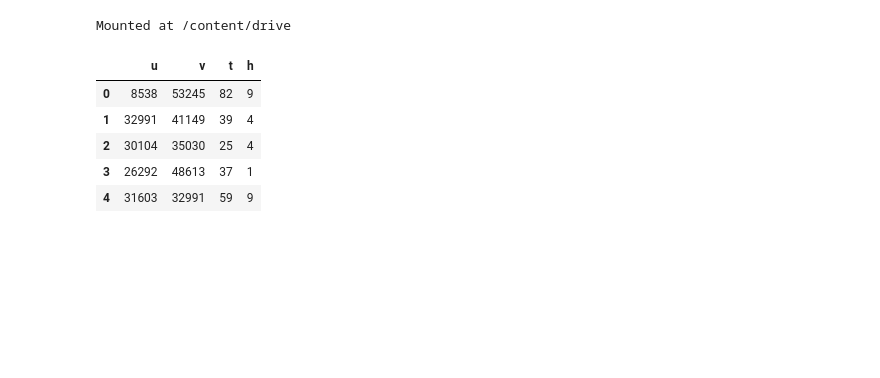
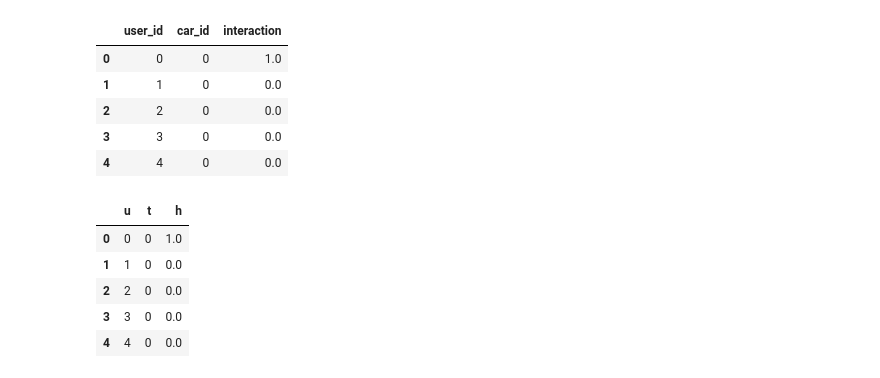
Before and after one commit to ML-Response-Unit/recsys_pipes, a Jupyter notebook: research/ease.ipynb, the cells around one changed output. Cells and saved outputs as stored; diff of their text form; code cells hidden in the pictures; blank space fills up the shorter version.

```diff
--- a/research/ease.ipynb
+++ b/research/ease.ipynb
@@ -2,20 +2,15 @@
 import pandas as pd
 import numpy as np
 import seaborn as sns
-# %%
-from google.colab import drive
-drive.mount('/content/drive')
-# %% [output]
-Mounted at /content/drive
 # %%
-root = '/content/drive/MyDrive/small_ml/'
+root = '../data/'
 
-friends = pd.read_csv(root + 'data_tr.csv')
+friends = pd.read_csv(root + 'dataset.csv')
 friends.head()
 # %% [output]
-|  | u | v | t | h |
-| 0 | 8538 | 53245 | 82 | 9 |
-| 1 | 32991 | 41149 | 39 | 4 |
-| 2 | 30104 | 35030 | 25 | 4 |
-| 3 | 26292 | 48613 | 37 | 1 |
-| 4 | 31603 | 32991 | 59 | 9 |
+|  | user_id | car_id | interaction |
+| 0 | 0 | 0 | 1.0 |
+| 1 | 1 | 0 | 0.0 |
+| 2 | 2 | 0 | 0.0 |
+| 3 | 3 | 0 | 0.0 |
+| 4 | 4 | 0 | 0.0 |
@@ -22,3 +23,12 @@ friends.head()
+# %%
+friends.head()
+# %% [output]
+|  | u | t | h |
+| 0 | 0 | 0 | 1.0 |
+| 1 | 1 | 0 | 0.0 |
+| 2 | 2 | 0 | 0.0 |
+| 3 | 3 | 0 | 0.0 |
+| 4 | 4 | 0 | 0.0 |
 # %%
 print(f'Unique friends u: {len(friends.u.unique())}')
 # %% [output]
```
Also changed, not shown: parts of 13 cells of this notebook, 1 other file.
